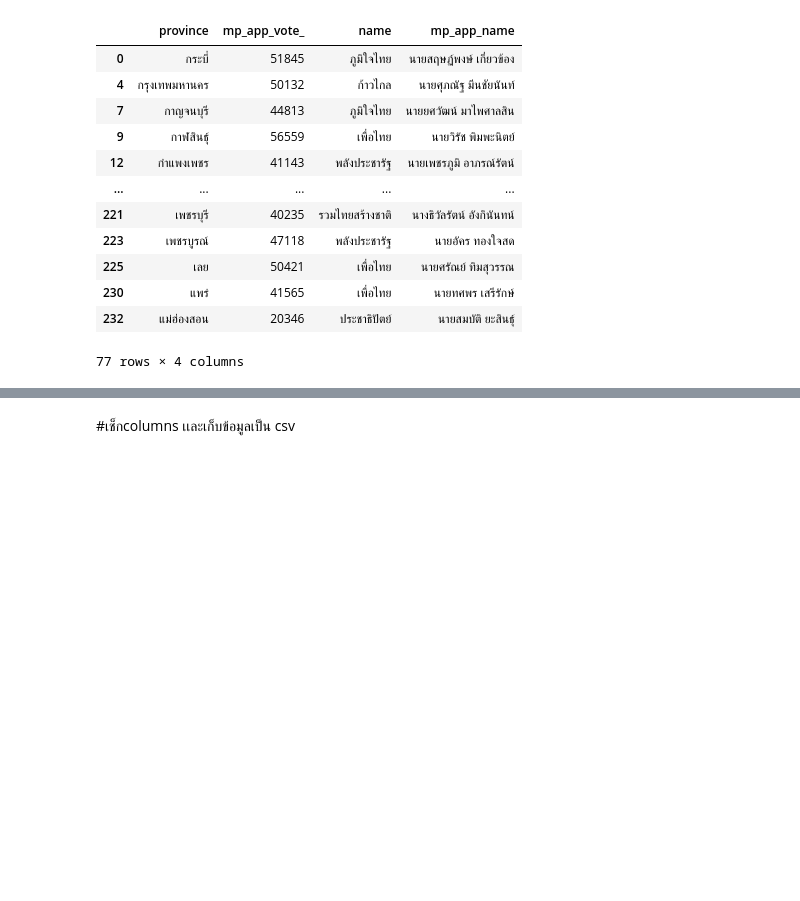
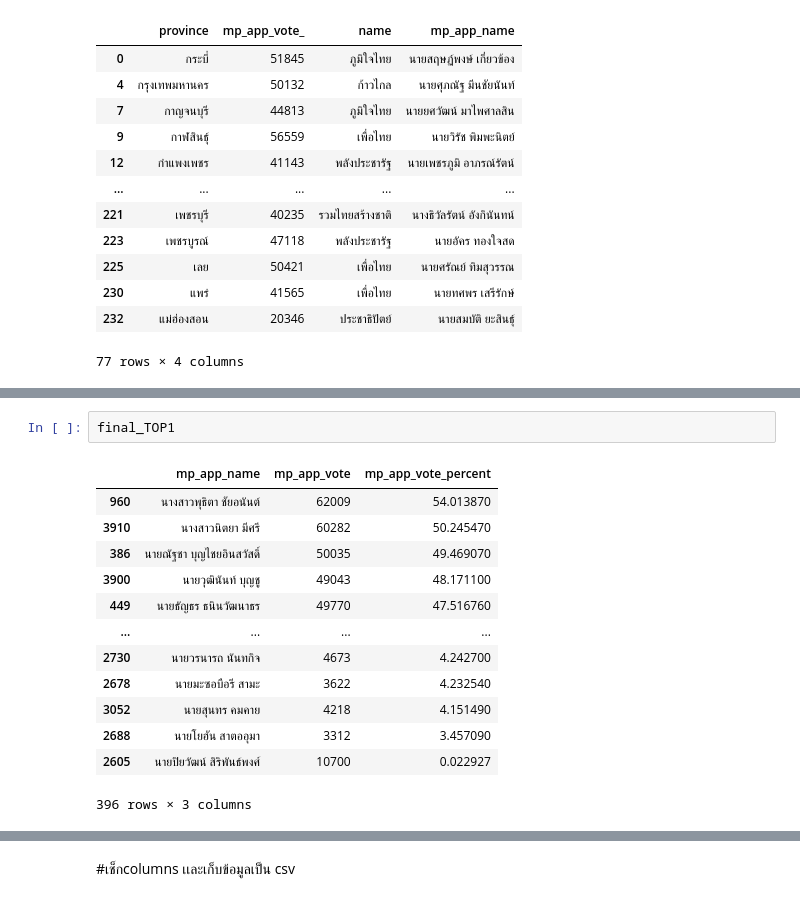
Before and after one commit to MOOwuttichai/python_dataviz2023, a Jupyter notebook: งานโปรเจค.ipynb, the cells around one changed output, grey strips where cells are left out. Cells and saved outputs as stored; diff of their text form; blank space fills up the shorter version.

```diff
--- a/งานโปรเจค.ipynb
+++ b/งานโปรเจค.ipynb
@@ -218,0 +254,16 @@ memory usage: 3.0+ KB
+# %%
+final_TOP1
+# %% [output]
+|  | mp_app_name | mp_app_vote | mp_app_vote_percent |
+| 960 | นางสาวพุธิตา ชัยอนันต์ | 62009 | 54.013870 |
+| 3910 | นางสาวนิตยา มีศรี | 60282 | 50.245470 |
+| 386 | นายณัฐชา บุญไชยอินสวัสดิ์ | 50035 | 49.469070 |
+| 3900 | นายวุฒินันท์ บุญชู | 49043 | 48.171100 |
+| 449 | นายธัญธร ธนินวัฒนาธร | 49770 | 47.516760 |
+| ... | ... | ... | ... |
+| 2730 | นายวรนารถ นันทกิจ | 4673 | 4.242700 |
+| 2678 | นายมะซอบือรี สามะ | 3622 | 4.232540 |
+| 3052 | นายสุนทร คมคาย | 4218 | 4.151490 |
+| 2688 | นายโยฮัน สาตออุมา | 3312 | 3.457090 |
+| 2605 | นายปิยวัฒน์ สิริพันธ์พงศ์ | 10700 | 0.022927 |
+396 rows × 3 columns
```
Also changed, not shown: parts of 22 cells of this notebook.
